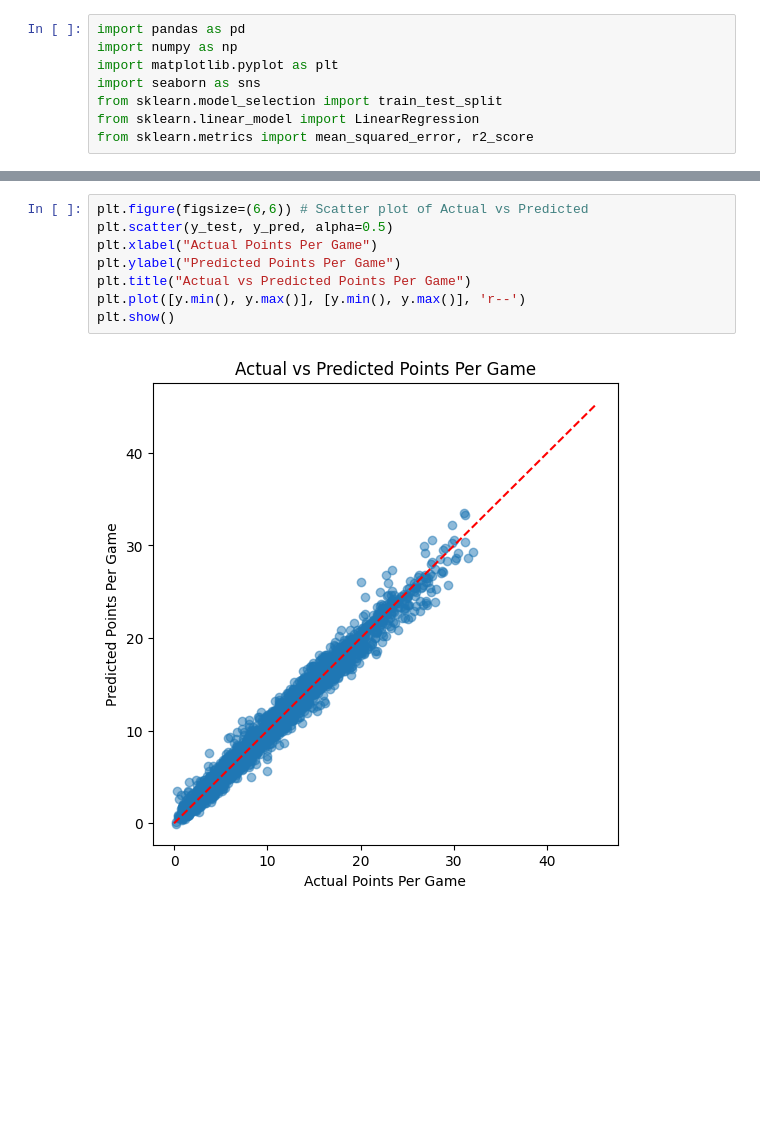
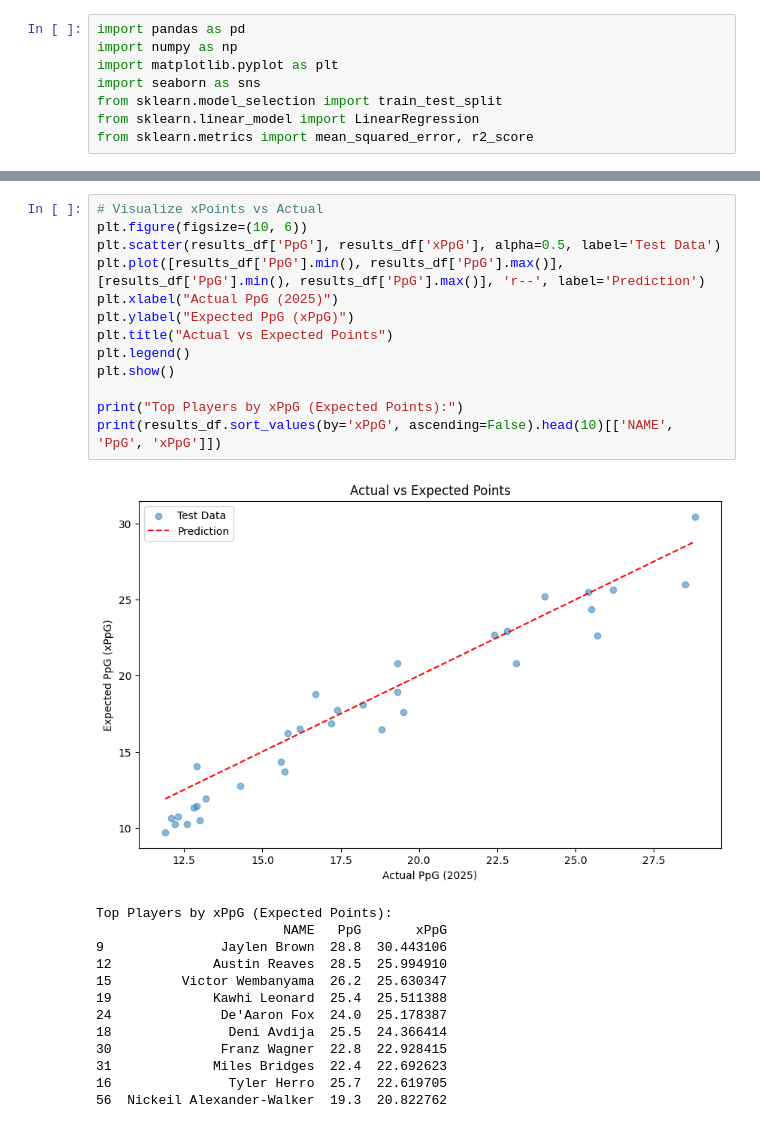
Before and after one commit to Nevaabdull9/NBA_Predictor, a Jupyter notebook: NBAModel.ipynb, the cells around one changed output, grey strips where cells are left out. Cells and saved outputs as stored; diff of their text form; blank space fills up the shorter version.

```diff
--- a/NBAModel.ipynb
+++ b/NBAModel.ipynb
@@ -81,10 +230,27 @@ R² Score: 0.9812070958420844
 # %%
-plt.figure(figsize=(6,6)) # Scatter plot of Actual vs Predicted
-plt.scatter(y_test, y_pred, alpha=0.5)
-plt.xlabel("Actual Points Per Game")
-plt.ylabel("Predicted Points Per Game")
-plt.title("Actual vs Predicted Points Per Game")
-plt.plot([y.min(), y.max()], [y.min(), y.max()], 'r--')
+# Visualize xPoints vs Actual
+plt.figure(figsize=(10, 6))
+plt.scatter(results_df['PpG'], results_df['xPpG'], alpha=0.5, label='Test Data')
+plt.plot([results_df['PpG'].min(), results_df['PpG'].max()], [results_df['PpG'].min(), results_df['PpG'].max()], 'r--', label='Prediction')
+plt.xlabel("Actual PpG (2025)")
+plt.ylabel("Expected PpG (xPpG)")
+plt.title("Actual vs Expected Points")
+plt.legend()
 plt.show()
+
+print("Top Players by xPpG (Expected Points):")
+print(results_df.sort_values(by='xPpG', ascending=False).head(10)[['NAME', 'PpG', 'xPpG']])
 # %% [output]
-[figure, old version]
+[figure, new version]
+Top Players by xPpG (Expected Points):
+                        NAME   PpG       xPpG
+9               Jaylen Brown  28.8  30.443106
+12             Austin Reaves  28.5  25.994910
+15         Victor Wembanyama  26.2  25.630347
+19             Kawhi Leonard  25.4  25.511388
+24              De'Aaron Fox  24.0  25.178387
+18               Deni Avdija  25.5  24.366414
+30              Franz Wagner  22.8  22.928415
+31             Miles Bridges  22.4  22.692623
+16               Tyler Herro  25.7  22.619705
+56  Nickeil Alexander-Walker  19.3  20.822762
```
Also changed, not shown: parts of 6 cells of this notebook, 10 other files.
